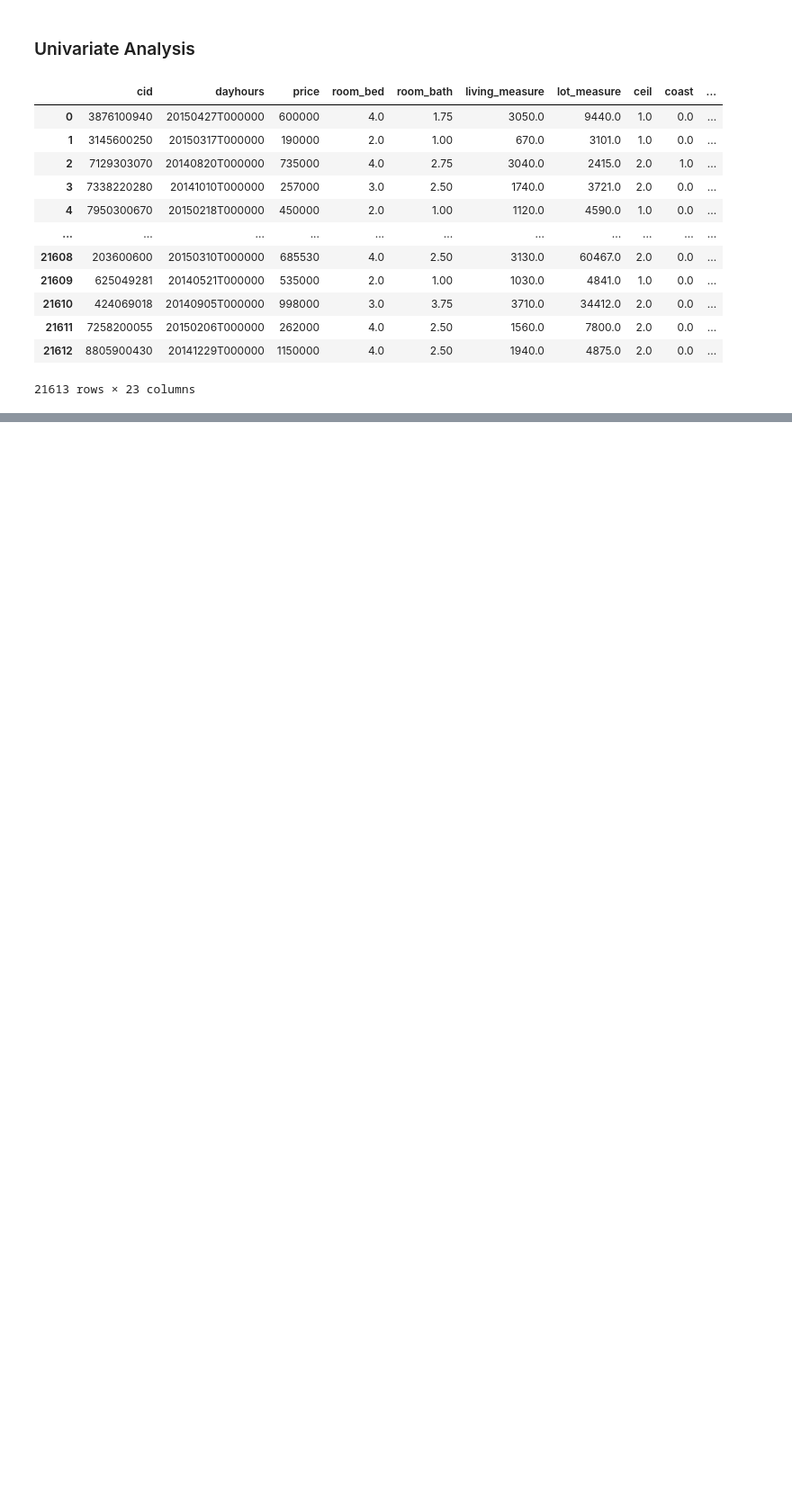
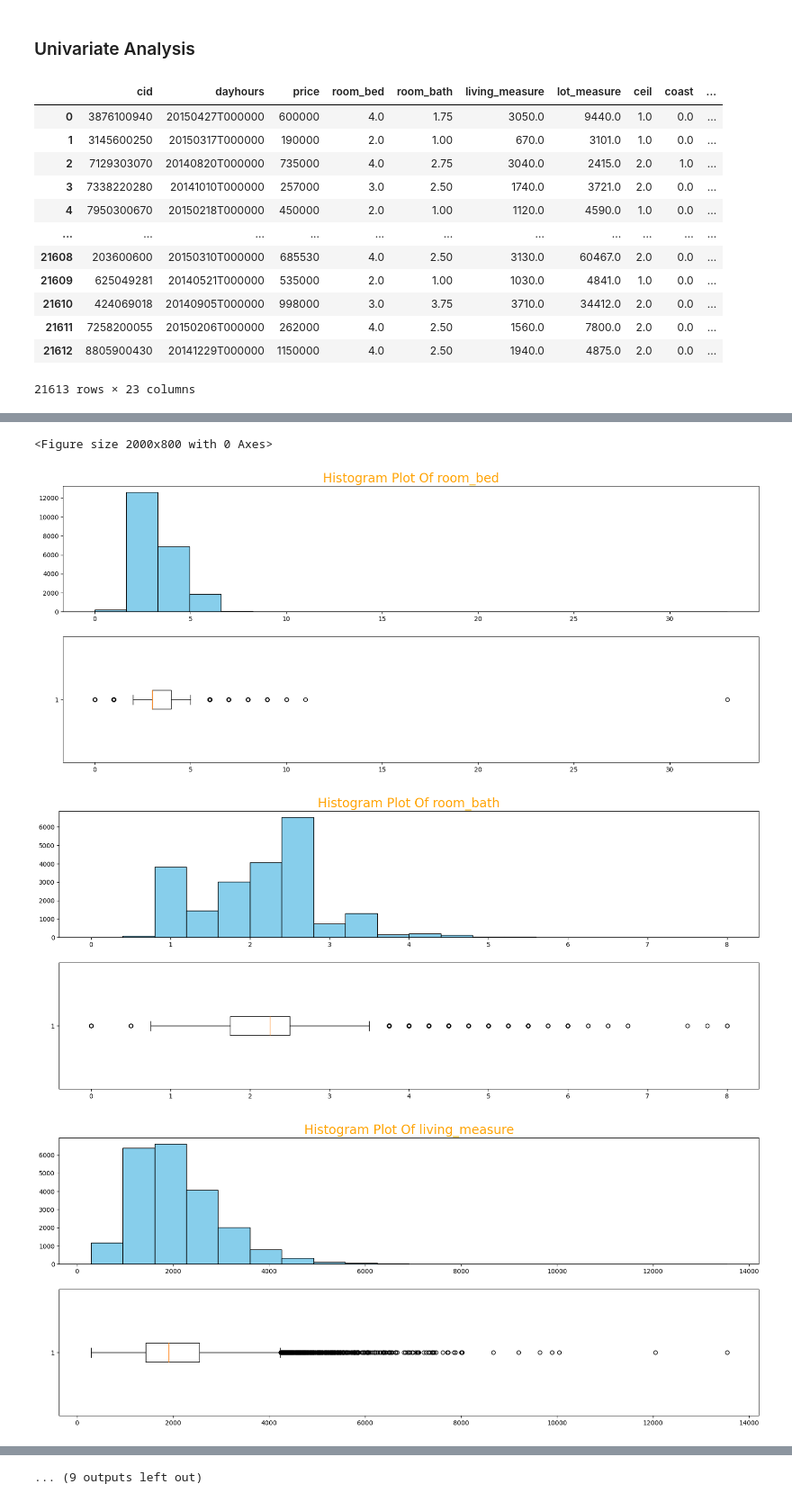
Before and after one commit to rivillasm/ineuron, a Jupyter notebook: Projects/RealEstate.ipynb, the cells around one changed output, grey strips where cells are left out. Shown at 90% size. Drawn from its saved outputs; the diff is of its cells as text; code cells hidden in the pictures; blank space fills up the shorter version.

```diff
--- a/Projects/RealEstate.ipynb
+++ b/Projects/RealEstate.ipynb
@@ -474,0 +455,24 @@ for i in df.iloc[:, 3:].columns:
+# %%
+# boxplot all the numerical columns and see if there any outliers
+plot_count = 1
+fig = plt.figure(figsize=(20,8))
+for col in df.iloc[:, 3:].columns:
+    fig = plt.figure(figsize=(20,8))
+
+    # plot histogram
+    plt.subplot(2, 1, plot_count)
+    plt.hist(df[col], bins=20, color='skyblue', edgecolor='black')
+    plt.title(f"Histogram Plot Of {col}" , fontsize=20, color="orange")
+    # plot boxplot
+
+    plt.subplot(2,1,plot_count+1)
+    plt.boxplot(df[col], vert=0)
+    #plt.title(f"Box Plot Of {col}" , fontsize=20, color="orange")
+    # Display the plot
+    #plt.tight_layout()
+    plt.show()
+# %% [output]
+<Figure size 2000x800 with 0 Axes>
+[figure, added]
+[figure, added]
+[figure, added]
@@ -474,0 +487 @@ for i in df.iloc[:, 3:].columns:
+... (9 outputs left out)
```
Also changed, not shown: parts of 3 cells of this notebook.
